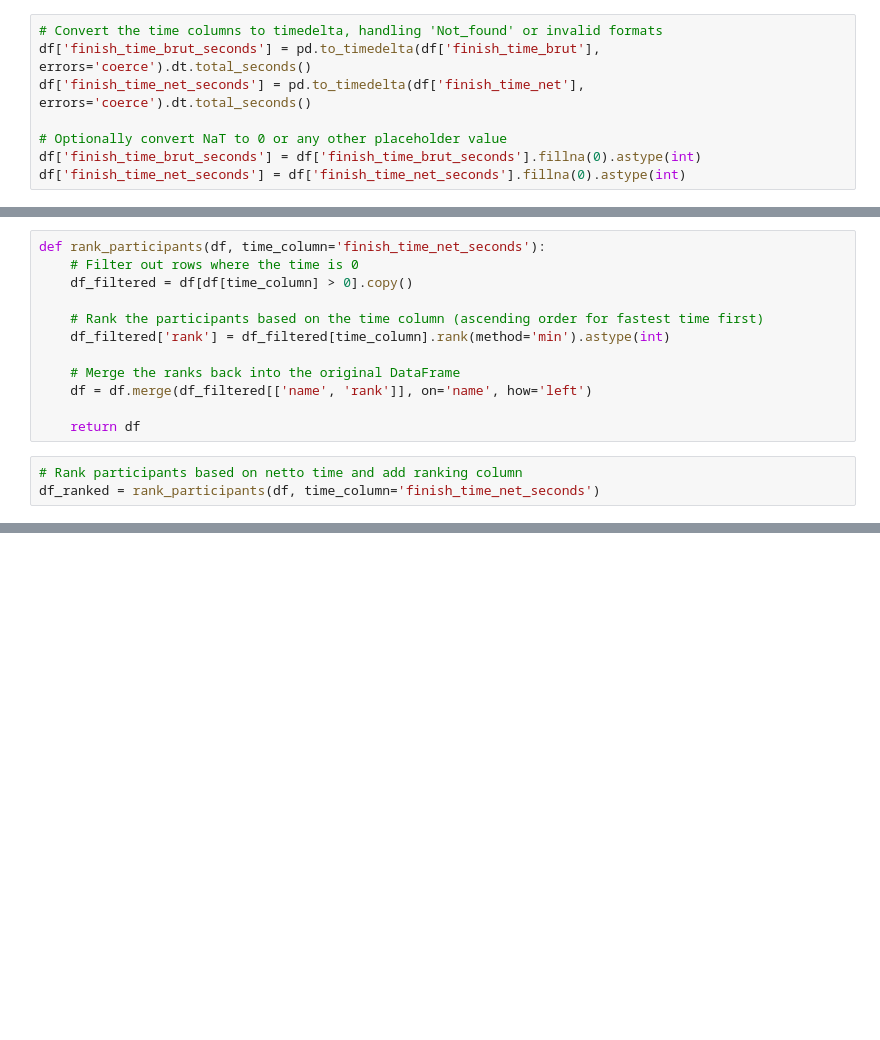
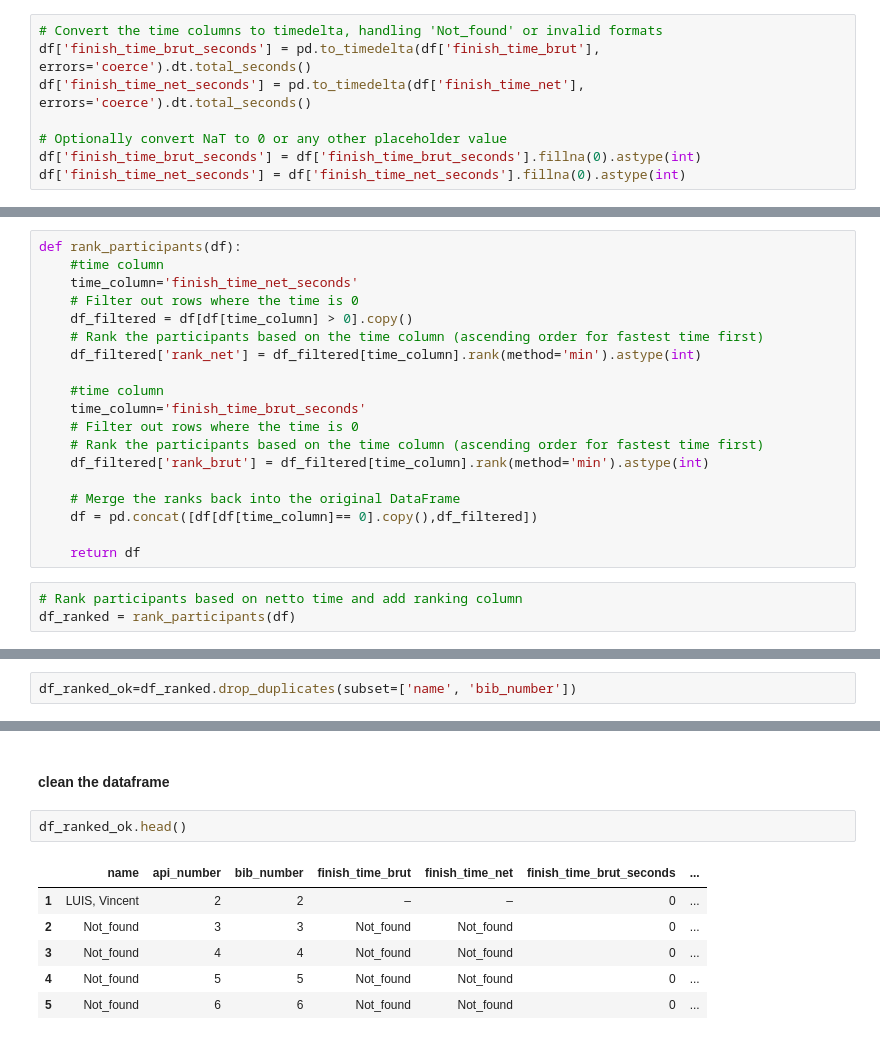
Before and after one commit to JeanMILPIED/marathon-pour-tous-jo2024, a Jupyter notebook: scrap-marathon.ipynb, the cells around one changed output, grey strips where cells are left out. Cells and saved outputs as stored; diff of their text form; blank space fills up the shorter version.

```diff
--- a/scrap-marathon.ipynb
+++ b/scrap-marathon.ipynb
@@ -116,15 +125,22 @@ df.head()
 # %%
-def rank_participants(df, time_column='finish_time_net_seconds'):
+def rank_participants(df):
+    #time column
+    time_column='finish_time_net_seconds'
     # Filter out rows where the time is 0
     df_filtered = df[df[time_column] > 0].copy()
+    # Rank the participants based on the time column (ascending order for fastest time first)
+    df_filtered['rank_net'] = df_filtered[time_column].rank(method='min').astype(int)
 
+    #time column
+    time_column='finish_time_brut_seconds'
+    # Filter out rows where the time is 0
     # Rank the participants based on the time column (ascending order for fastest time first)
-    df_filtered['rank'] = df_filtered[time_column].rank(method='min').astype(int)
+    df_filtered['rank_brut'] = df_filtered[time_column].rank(method='min').astype(int)
 
     # Merge the ranks back into the original DataFrame
-    df = df.merge(df_filtered[['name', 'rank']], on='name', how='left')
+    df = pd.concat([df[df[time_column]== 0].copy(),df_filtered])
 
     return df
 # %%
 # Rank participants based on netto time and add ranking column
-df_ranked = rank_participants(df, time_column='finish_time_net_seconds')
+df_ranked = rank_participants(df)
@@ -147 +147,3 @@ df_ranked
+# %%
+df_ranked_ok=df_ranked.drop_duplicates(subset=['name', 'bib_number'])
 # %%
@@ -148,0 +159,11 @@ df_ranked.to_csv("scrapped_results_good.csv")
+# %% [markdown]
+#### clean the dataframe
+# %%
+df_ranked_ok.head()
+# %% [output]
+|  | name | api_number | bib_number | finish_time_brut | finish_time_net | finish_time_brut_seconds | ... |
+| 1 | LUIS, Vincent | 2 | 2 | – | – | 0 | ... |
+| 2 | Not_found | 3 | 3 | Not_found | Not_found | 0 | ... |
+| 3 | Not_found | 4 | 4 | Not_found | Not_found | 0 | ... |
+| 4 | Not_found | 5 | 5 | Not_found | Not_found | 0 | ... |
+| 5 | Not_found | 6 | 6 | Not_found | Not_found | 0 | ... |
```
Also changed, not shown: parts of 13 cells of this notebook, 3 other files.
